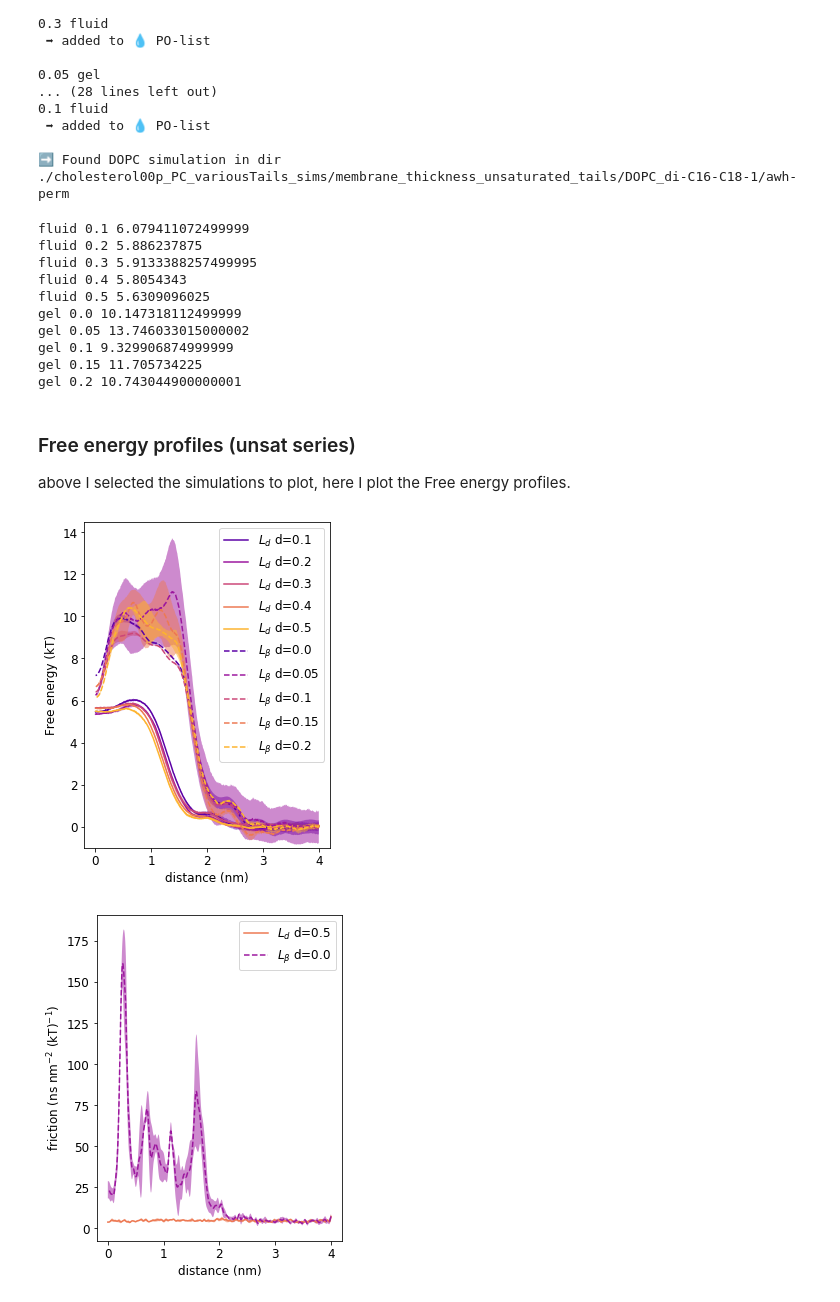
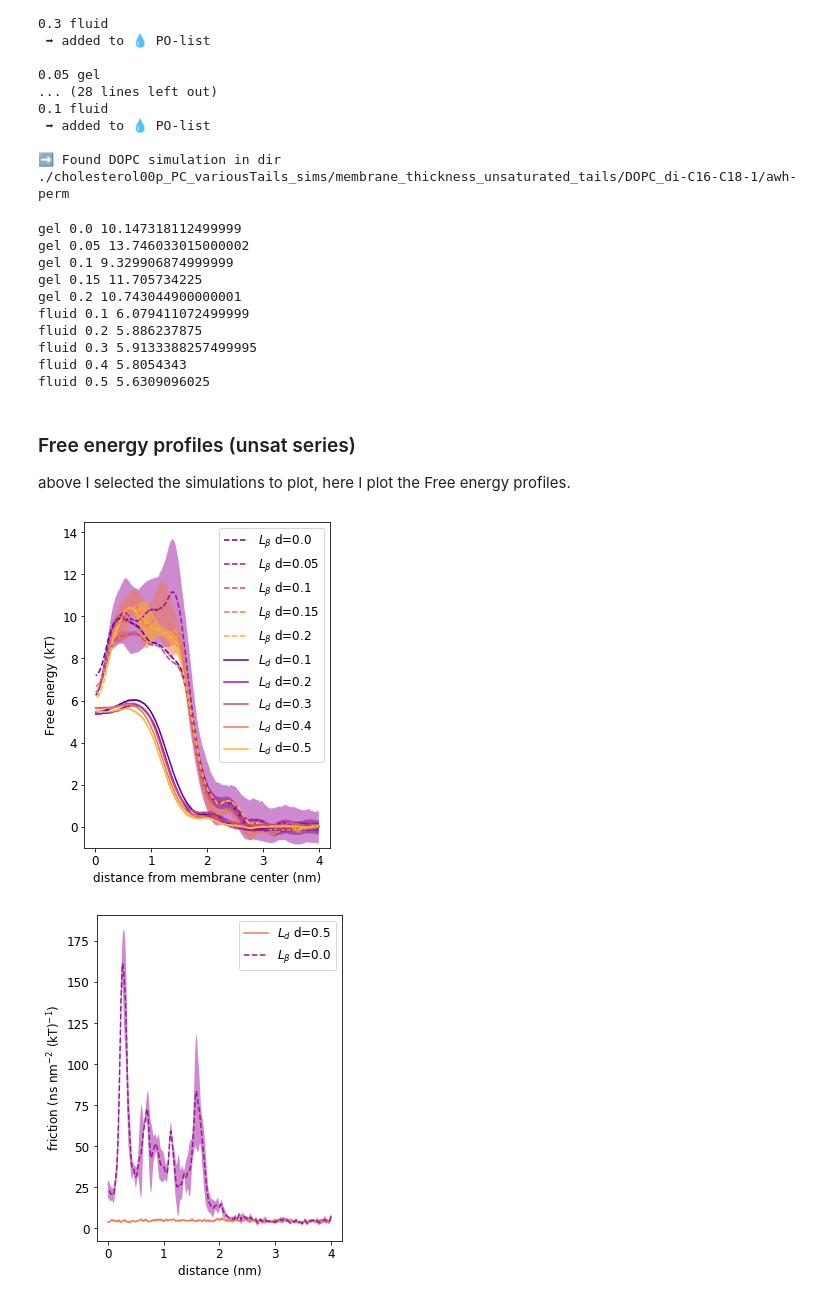
Before and after one commit to jmelcr/permeability, a Jupyter notebook: martini3/analysis_martini3_simulations_make_dataFrame.ipynb, the cells around one changed output. Saved outputs shown, nothing was run; the diff lists cells and outputs as text; code cells hidden in the pictures.

Commit message:
small improvements in the plots..

```diff
--- a/martini3/analysis_martini3_simulations_make_dataFrame.ipynb
+++ b/martini3/analysis_martini3_simulations_make_dataFrame.ipynb
@@ -378,19 +378,19 @@ Choosing onld d in [0.1 0.2 0.3 0.4 0.5] for fluid series
 ➡️ Found DOPC simulation in dir ./cholesterol00p_PC_variousTails_sims/membrane_thickness_unsaturated_tails/DOPC_di-C16-C18-1/awh-perm
 # %%
 # just printing out for a check
-for s in po_sims+dp_sims:
+for s in dp_sims+po_sims:
     print(s.starting_conf, s.d, s.dg)
 # %% [output]
+gel 0.0 10.147318112499999
+gel 0.05 13.746033015000002
+gel 0.1 9.329906874999999
+gel 0.15 11.705734225
+gel 0.2 10.743044900000001
 fluid 0.1 6.079411072499999
 fluid 0.2 5.886237875
 fluid 0.3 5.9133388257499995
 fluid 0.4 5.8054343
 fluid 0.5 5.6309096025
-gel 0.0 10.147318112499999
-gel 0.05 13.746033015000002
-gel 0.1 9.329906874999999
-gel 0.15 11.705734225
-gel 0.2 10.743044900000001
 # %% [markdown]
 ### Free energy profiles (unsat series)
 above I selected the simulations to plot,
@@ -402,37 +402,37 @@ sns.set_palette("plasma", n_colors=len(po_sims))
 # use a larger font
 mpl.rcParams.update({'font.size': 12})
 # %%
-for sim_list, memphase in zip([po_sims, dp_sims], [u"$L_d$", u"$L_β$"]):
+for sim_list, memphase in zip([dp_sims, po_sims], [u"$L_β$", u"$L_d$"]):
     if "d" in memphase:
         linestyle = "-"
     else:
         linestyle = "--"
 
     for s in sim_list:
         if True:
             try:
                     (x_half, awhsym, awhsym_err) = prep_to_plot(s.awh_x, s.awh)
                     plt.plot(x_half, awhsym,
                              ls=linestyle,
                              label=u"{} d={}".format(memphase, s.d))
                     plt.fill_between(x=x_half,
                                      y1=awhsym+awhsym_err,
                                      y2=awhsym-awhsym_err,
                                      label=None,
                                      alpha=0.5)
             except:
                 print("troubles plotting simulation in {}".format(s.dirname))
 
 plt.legend()
 fig = plt.gca()
 fig.figure.set_size_inches([4.4,6.0])
 plt.ylim([-1, 14.5])
 plt.ylabel("Free energy (kT)")
-plt.xlabel("distance (nm)")
+plt.xlabel("distance from membrane center (nm)")
 plt.savefig("awh_dG_profiles_all_unsat-ndx-EOLS.png", dpi=150, bbox_inces='tight')
 plt.show()
 # %% [output]
-[figure, old version]
+[figure, new version]
 # %%
 # let's use some cool palette!
 sns.set_palette("plasma_r", n_colors=2)
```
Also changed, not shown: 1 other file.
